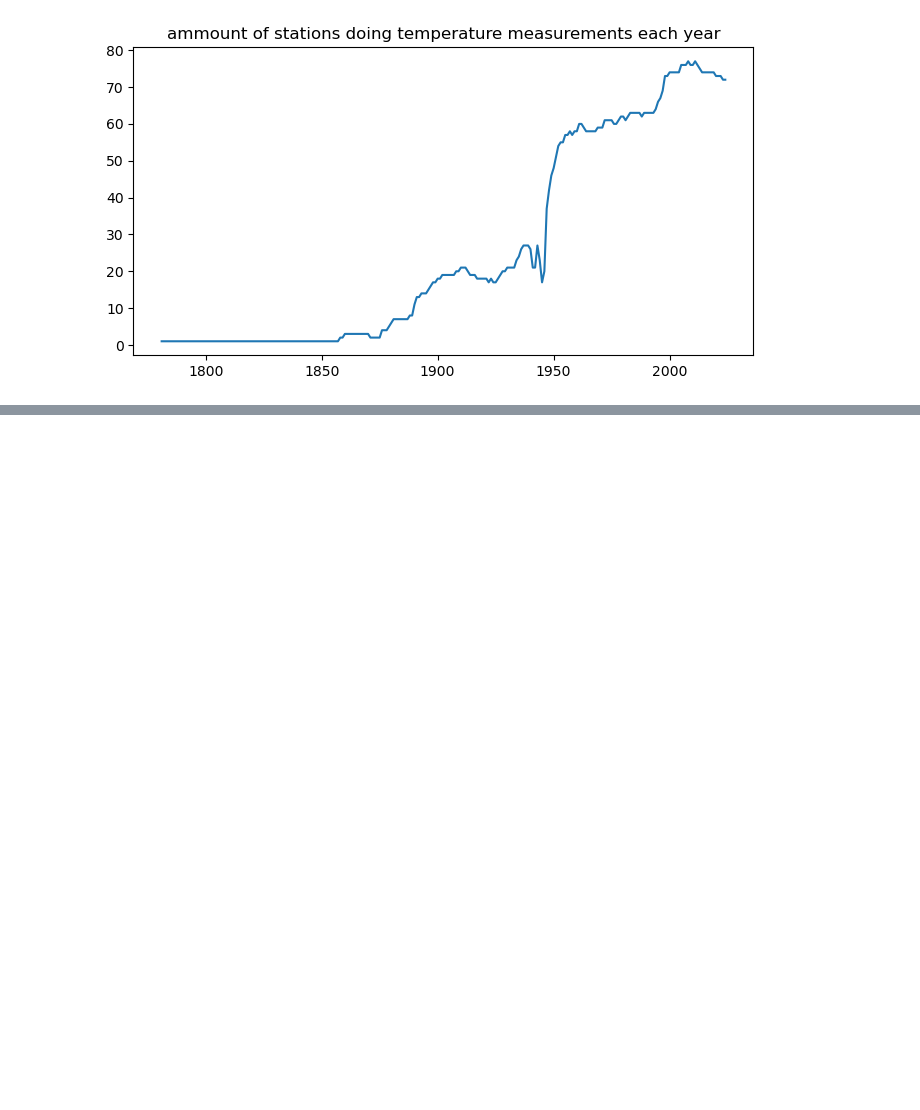
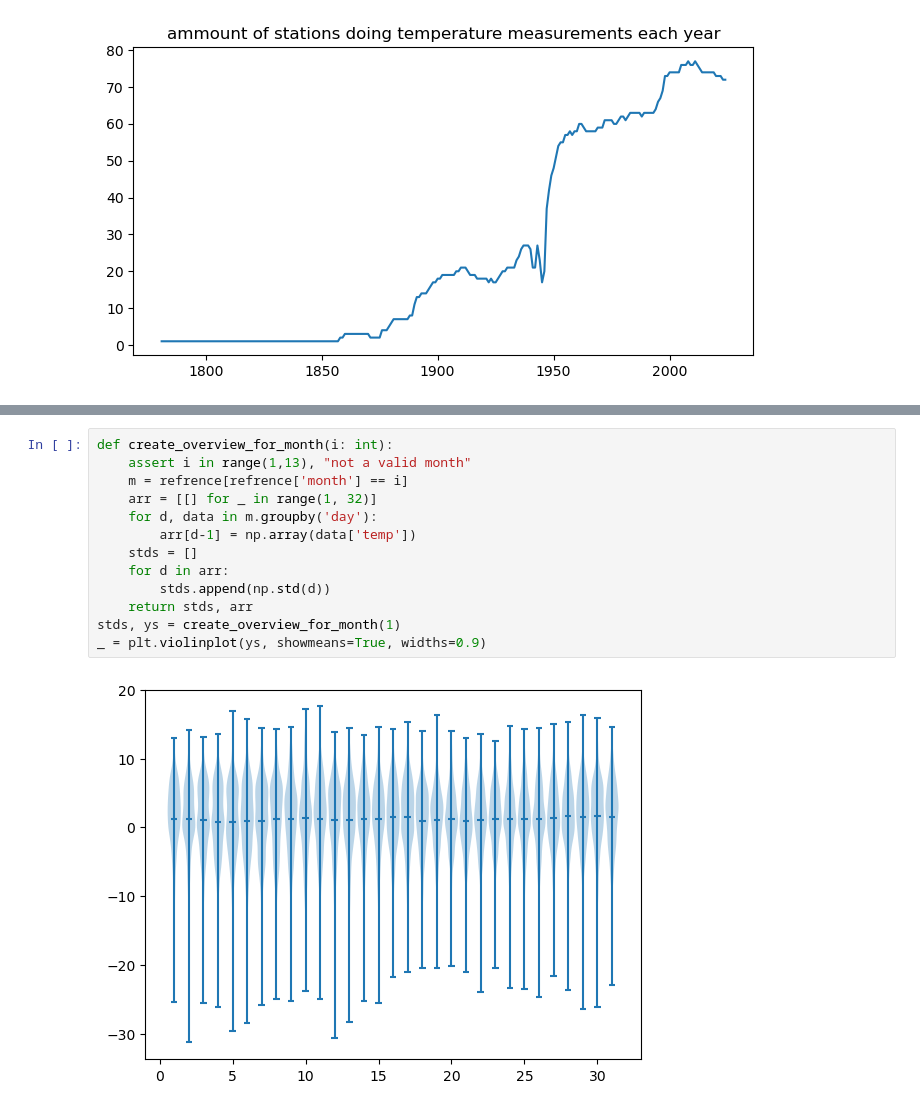
Before and after one commit to mak8427/data_visualization, a Jupyter notebook: problem-sheet-05/ex05_luis.ipynb, the cells around one changed output, grey strips where cells are left out. Cells and saved outputs as stored; diff of their text form; blank space fills up the shorter version.

```diff
--- a/problem-sheet-05/ex05_luis.ipynb
+++ b/problem-sheet-05/ex05_luis.ipynb
@@ -57,3 +67,18 @@ refrence
+# %%
+def create_overview_for_month(i: int):
+    assert i in range(1,13), "not a valid month"
+    m = refrence[refrence['month'] == i]
+    arr = [[] for _ in range(1, 32)]
+    for d, data in m.groupby('day'):
+        arr[d-1] = np.array(data['temp'])
+    stds = []
+    for d in arr:
+        stds.append(np.std(d))
+    return stds, arr
+stds, ys = create_overview_for_month(1)
+_ = plt.violinplot(ys, showmeans=True, widths=0.9)
+# %% [output]
+[figure, added]
 # %%
 jan = refrence[refrence['month'] == 1]
 aug = refrence[refrence['month'] == 8]
```
Also changed, not shown: parts of 3 cells of this notebook.
